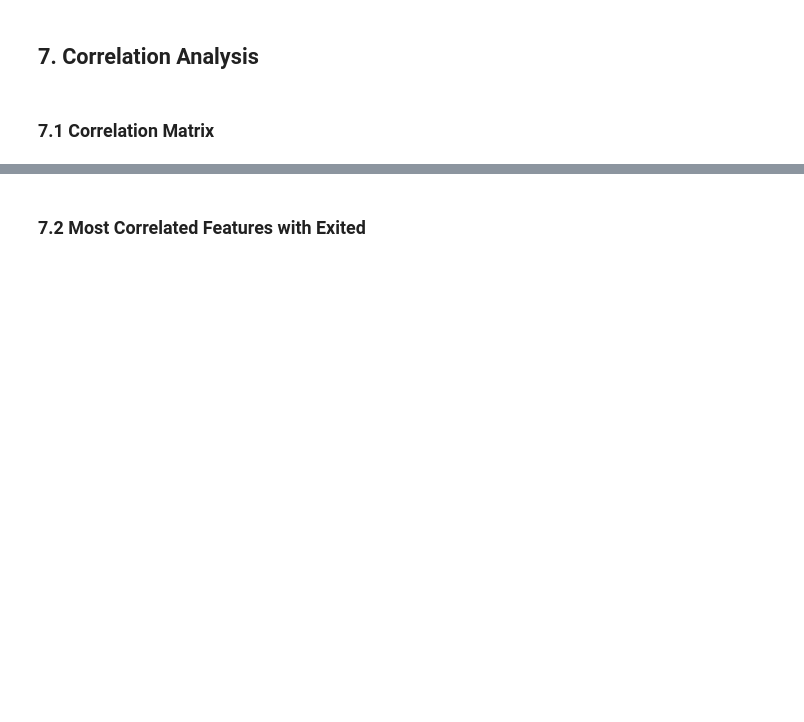
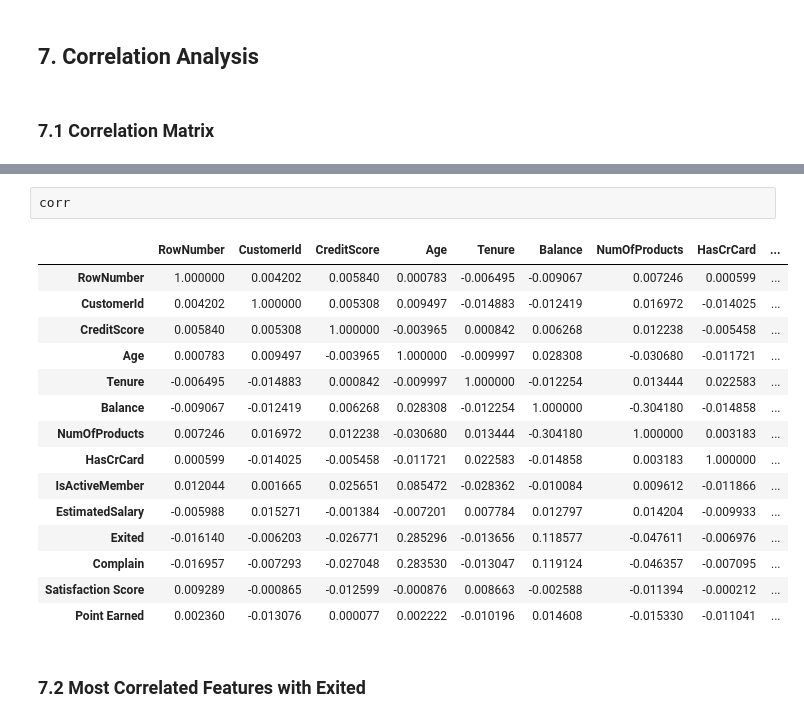
Before and after one commit to chillMLguy/banking_churn_pred, a Jupyter notebook: 1. EDA.ipynb, the cells around one changed output, grey strips where cells are left out. Cells and saved outputs as stored; diff of their text form; blank space fills up the shorter version.

```diff
--- a/1. EDA.ipynb
+++ b/1. EDA.ipynb
@@ -191,3 +200,21 @@ plt.show()
+# %%
+corr
+# %% [output]
+|  | RowNumber | CustomerId | CreditScore | Age | Tenure | Balance | NumOfProducts | HasCrCard | ... |
+| RowNumber | 1.000000 | 0.004202 | 0.005840 | 0.000783 | -0.006495 | -0.009067 | 0.007246 | 0.000599 | ... |
+| CustomerId | 0.004202 | 1.000000 | 0.005308 | 0.009497 | -0.014883 | -0.012419 | 0.016972 | -0.014025 | ... |
+| CreditScore | 0.005840 | 0.005308 | 1.000000 | -0.003965 | 0.000842 | 0.006268 | 0.012238 | -0.005458 | ... |
+| Age | 0.000783 | 0.009497 | -0.003965 | 1.000000 | -0.009997 | 0.028308 | -0.030680 | -0.011721 | ... |
+| Tenure | -0.006495 | -0.014883 | 0.000842 | -0.009997 | 1.000000 | -0.012254 | 0.013444 | 0.022583 | ... |
+| Balance | -0.009067 | -0.012419 | 0.006268 | 0.028308 | -0.012254 | 1.000000 | -0.304180 | -0.014858 | ... |
+| NumOfProducts | 0.007246 | 0.016972 | 0.012238 | -0.030680 | 0.013444 | -0.304180 | 1.000000 | 0.003183 | ... |
+| HasCrCard | 0.000599 | -0.014025 | -0.005458 | -0.011721 | 0.022583 | -0.014858 | 0.003183 | 1.000000 | ... |
+| IsActiveMember | 0.012044 | 0.001665 | 0.025651 | 0.085472 | -0.028362 | -0.010084 | 0.009612 | -0.011866 | ... |
+| EstimatedSalary | -0.005988 | 0.015271 | -0.001384 | -0.007201 | 0.007784 | 0.012797 | 0.014204 | -0.009933 | ... |
+| Exited | -0.016140 | -0.006203 | -0.026771 | 0.285296 | -0.013656 | 0.118577 | -0.047611 | -0.006976 | ... |
+| Complain | -0.016957 | -0.007293 | -0.027048 | 0.283530 | -0.013047 | 0.119124 | -0.046357 | -0.007095 | ... |
+| Satisfaction Score | 0.009289 | -0.000865 | -0.012599 | -0.000876 | 0.008663 | -0.002588 | -0.011394 | -0.000212 | ... |
+| Point Earned | 0.002360 | -0.013076 | 0.000077 | 0.002222 | -0.010196 | 0.014608 | -0.015330 | -0.011041 | ... |
 # %% [markdown]
 ### 7.2 Most Correlated Features with Exited
 # %%
```
Also changed, not shown: parts of 2 cells of this notebook, 4 other files.
